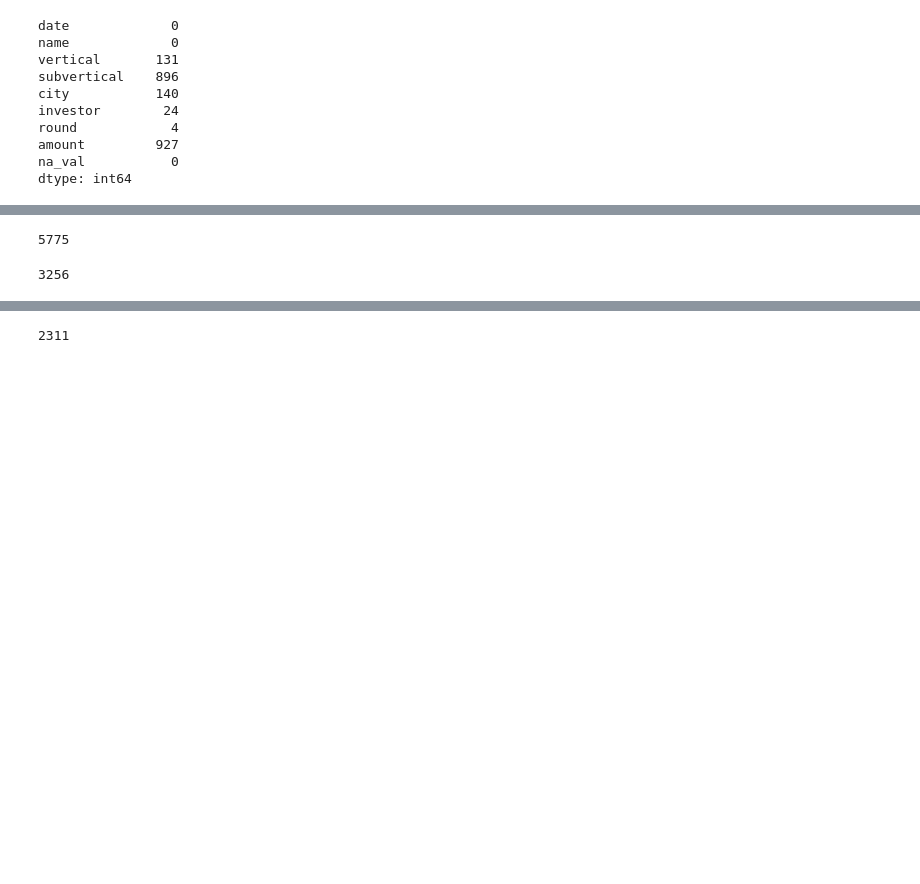
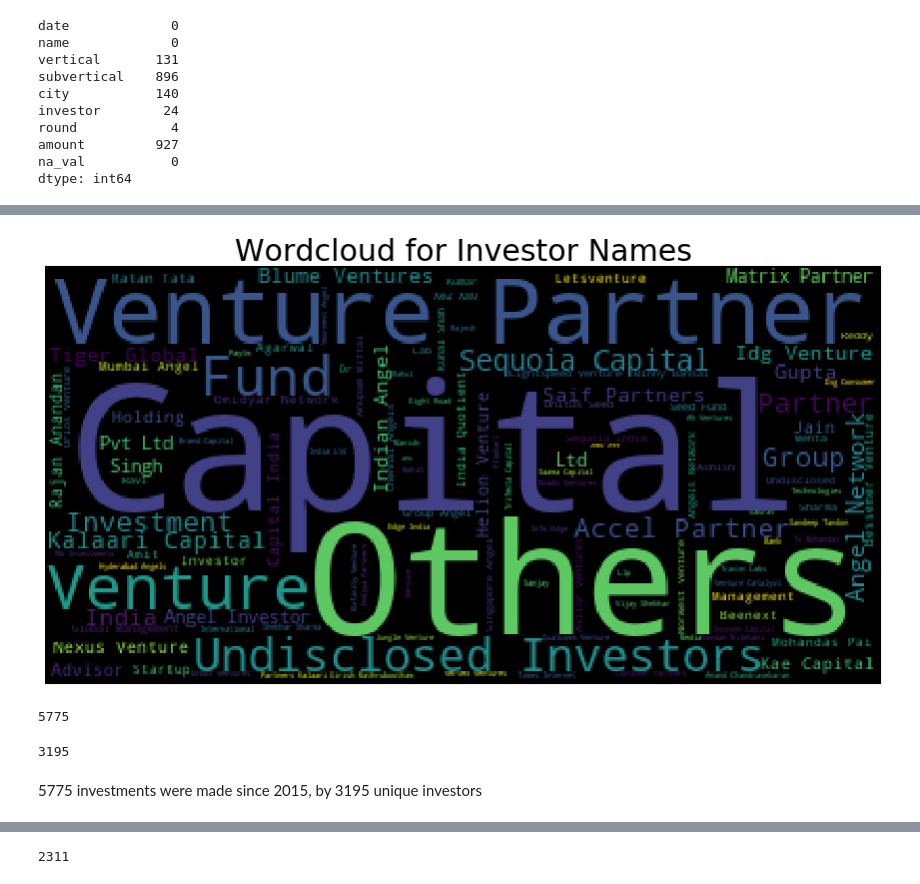
Before and after one commit to rishabh-runwal/startups, a Jupyter notebook: Startups.ipynb, the cells around one changed output, grey strips where cells are left out. Saved outputs shown, nothing was run; the diff lists cells and outputs as text; code cells hidden in the pictures; blank space fills up the shorter version.

```diff
--- a/Startups.ipynb
+++ b/Startups.ipynb
@@ -197,19 +184,0 @@ df.loc[df.vertical.str.contains('Paym', regex=True, na=False)]#, 'vertical']= 'J
-# %%
-df['vertical'].replace(to_replace ='Edtech', value = 'Education', inplace= True)
-df['vertical'].replace(to_replace ='Edutech', value = 'Education', inplace= True)
-df.loc[df.vertical.str.contains('Food|Dining|Restaurant', regex=True, na=False), 'vertical']= 'Food'
-df.loc[df.vertical.str.contains('Education|Exam', regex=True, na=False), 'vertical']= 'Education'
-df.loc[df.vertical.str.contains('commerce|Marketplace', regex=True, na=False), 'vertical']= 'Ecommerce'
-df.loc[df.vertical.str.contains('Health|Doctor', regex=True, na=False), 'vertical']= 'Healthcare'
-df.loc[df.vertical.str.contains('Fin', regex=True, na=False), 'vertical']= 'Finance'
-df.loc[df.vertical.str.contains('Hotel|Resort', regex=True, na=False), 'vertical']= 'Hospitality'
-df.loc[df.vertical.str.contains('Transport', regex=True, na=False), 'vertical']= 'Transportation'
-df.loc[df.vertical.str.contains('Logistics', regex=True, na=False), 'vertical']= 'Logistics'
-df.loc[df.vertical.str.contains('Delivery', regex=True, na=False), 'vertical']= 'Delivery'
-df.loc[df.vertical.str.contains('Hiring|Job', regex=True, na=False), 'vertical']= 'Job Platform'
-df.loc[df.vertical.str.contains('Rent', regex=False, na=False), 'vertical']= 'Rental Services'
-df.loc[df.vertical.str.contains('Analytics', regex=True, na=False), 'vertical']= 'Analytics Platform'
-df.loc[df.vertical.str.contains('It', regex=True, na=False), 'vertical']= 'Information Technology'
-df.loc[df.vertical.str.contains('Gam', regex=True, na=False), 'vertical']= 'Gaming'
-df.loc[df.vertical.str.contains('Hyperlocal', regex=True, na=False), 'vertical']= 'Hyperlocal Services'
-df.loc[df.vertical.str.contains('Paym', regex=True, na=False)]#, 'vertical']= 'Job Platform'
@@ -240,14 +246,12 @@ df.loc[df['round'].str.contains('Series', regex=True, na=False), 'round']= 'Seri
 # %%
-list(df['investor'])
-from wordcloud import WordCloud
-
+#Looking at Investor who have invested in more Startups
 names = df["investor"][~pd.isnull(df["investor"])]
 # print(names)
-# wordcloud = WordCloud().generate(' '.join(names))
-# plt.figure(figsize=(15,8))
-# plt.imshow(wordcloud)
-# plt.title("Wordcloud for Investor Names", fontsize=30)
-# plt.axis("off")
-# plt.show()
-invnames= ', '.join(names).strip('and')
-invnames=invnames.strip()
+wordcloud = WordCloud().generate(' '.join(names))
+plt.figure(figsize=(15,8))
+plt.imshow(wordcloud)
+plt.title("Wordcloud for Investor Names", fontsize=30)
+plt.axis("off")
+plt.show()
+# %% [output]
+[figure, added]
@@ -258,5 +266,7 @@ len(set(invn))
 # set(invn)
 # %% [output]
 5775
-3256
+3195
+# %% [markdown]
+5775 investments were made since 2015, by 3195 unique investors
 # %%
```
Also changed, not shown: parts of 78 cells of this notebook.
